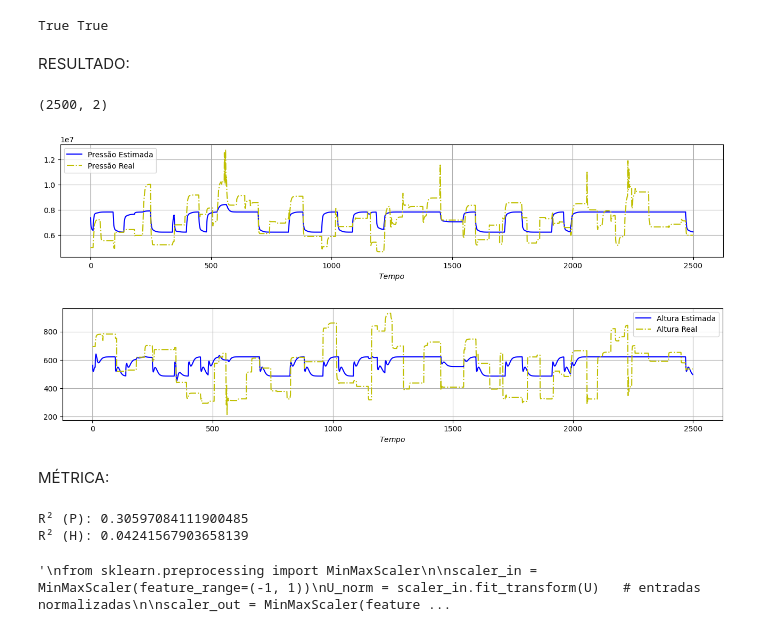
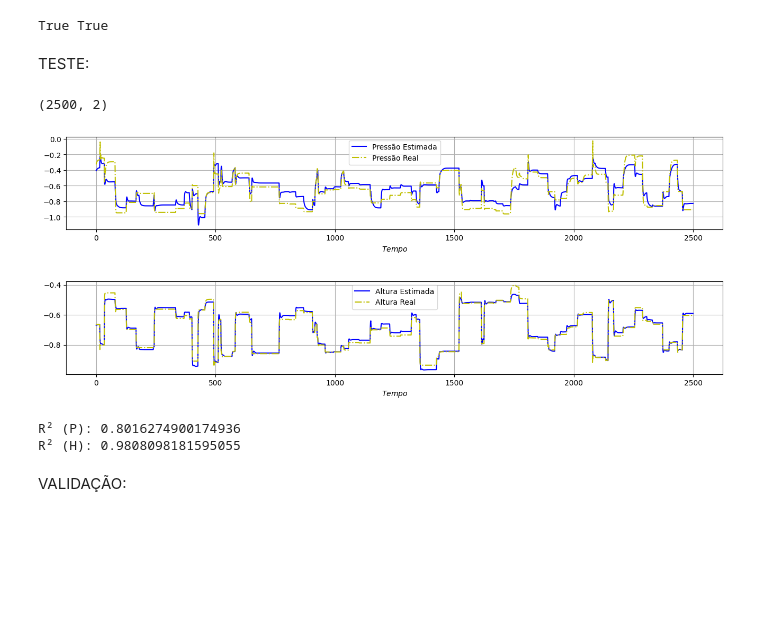
Before and after one commit to ChristianAllan/Echo-State-Network, a Jupyter notebook: ESN_Learning/Teste_2_BCS/BCS_ESN_2.ipynb, the cells around one changed output. Cells and saved outputs as stored; diff of their text form; code cells hidden in the pictures; blank space fills up the shorter version.

```diff
--- a/ESN_Learning/Teste_2_BCS/BCS_ESN_2.ipynb
+++ b/ESN_Learning/Teste_2_BCS/BCS_ESN_2.ipynb
@@ -124,10 +105,15 @@ plt.show()'''
+# %%
+scaler_in = MinMaxScaler(feature_range=(-1, 1))
+Entradas_norm = scaler_in.fit_transform(Entradas)   # entradas normalizadas
+
+scaler_out = MinMaxScaler(feature_range=(-1, 1))
+Saidas_norm = scaler_out.fit_transform(Saidas)   # saídas normalizadas
 # %% [markdown]
 DIVISÃO DE DADOS:
 # %%
-x_aux, y_aux = Entradas[5000:], Saidas[5000:]
-
+x_aux, y_aux = Entradas_norm[5000:], Saidas_norm[5000:]
 # Treino
-X_train, Y_train = Entradas[:5000], Saidas[:5000]
+X_train, Y_train = Entradas_norm[:5000], Saidas_norm[:5000]
 # Teste
 X_test, Y_test = x_aux[:2500], y_aux[:2500]
 # Validação
@@ -189,14 +175,14 @@ plt.show()
 # %% [markdown]
 Estrutura:
 # %%
-reservoir = Reservoir(units=150, lr=0.2, sr=0.2)
-readout = Ridge(ridge=1e-3)
+reservoir = Reservoir(units=150, lr=0.3, sr=0.1)
+readout = Ridge(ridge=1e-5)
 
 BCS_model = reservoir >> readout
 # %% [markdown]
 TREINAMENTO:
 # %%
-BCS_model = BCS_model.fit(X_train, Y_train, warmup=5)
+BCS_model = BCS_model.fit(X_train, Y_train, warmup=0)
 # %% [markdown]
 VERIFICANDO INICIALIZAÇÃO:
 # %%
@@ -204,55 +190,40 @@ print(reservoir.initialized, readout.initialized)
 # %% [output]
 True True
 # %% [markdown]
-RESULTADO:
+TESTE:
 # %%
-Y_pred = BCS_model.run(X_valid)
+Y_pred = BCS_model.run(X_test)
 print(Y_pred.shape)
 
-plt.figure(figsize=(16,6))
+plt.figure(figsize=(16,5))
 plt.subplot(2, 1, 1)
 plt.title("")
 plt.xlabel("$Tempo$")
 plt.plot(Y_pred[:,0], label="Pressão Estimada", color="blue", linestyle="-")
-plt.plot(Y_valid[:,0], label="Pressão Real", color="y", linestyle="-.")
+plt.plot(Y_test[:,0], label="Pressão Real", color="y", linestyle="-.")
 plt.grid()
 plt.legend()
 plt.show()
 
-plt.figure(figsize=(16,6))
+plt.figure(figsize=(16,5))
 plt.subplot(2, 1, 2)
 plt.title("")
 plt.xlabel("$Tempo$")
 plt.plot(Y_pred[:,1], label="Altura Estimada", color="blue", linestyle="-")
-plt.plot(Y_valid[:,1], label="Altura Real", color="y", linestyle="-.")
+plt.plot(Y_test[:,1], label="Altura Real", color="y", linestyle="-.")
 plt.grid()
 plt.legend()
 plt.show()
+
+R2_p = r2_score(Y_test[:,0], Y_pred[:,0])
+R2_h = r2_score(Y_test[:,1], Y_pred[:,1])
+print(f"R² (P): {R2_p}")
+print(f"R² (H): {R2_h}")
 # %% [output]
 (2500, 2)
-[figure, old version]
+[figure, new version]
-[figure, old version]
+[figure, new version]
+R² (P): 0.8016274900174936
+R² (H): 0.9808098181595055
 # %% [markdown]
-MÉTRICA:
+VALIDAÇÃO:
-# %%
-R2_p = r2_score(Y_valid[:,0], Y_pred[:,0])
-R2_h = r2_score(Y_valid[:,1], Y_pred[:,1])
-print(f"R² (P): {R2_p}")
-print(f"R² (H): {R2_h}")
-# %% [output]
-R² (P): 0.30597084111900485
-R² (H): 0.04241567903658139
-# %%
-'''
-from sklearn.preprocessing import MinMaxScaler
-
-scaler_in = MinMaxScaler(feature_range=(-1, 1))
-U_norm = scaler_in.fit_transform(U)   # entradas normalizadas
-
-scaler_out = MinMaxScaler(feature_range=(-1, 1))
-Y_norm = scaler_out.fit_transform(Y)   # saídas normalizadas
-
-Y_pred = scaler_out.inverse_transform(Y_pred_norm)
-'''
-# %% [output]
-'\nfrom sklearn.preprocessing import MinMaxScaler\n\nscaler_in = MinMaxScaler(feature_range=(-1, 1))\nU_norm = scaler_in.fit_transform(U)   # entradas normalizadas\n\nscaler_out = MinMaxScaler(feature ...
```
Also changed, not shown: parts of 8 cells of this notebook, 1 other file.
